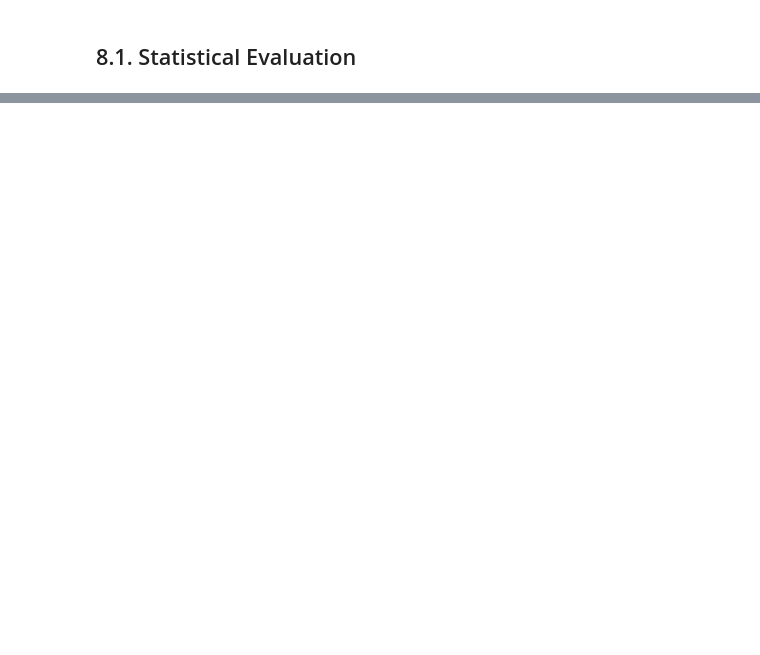
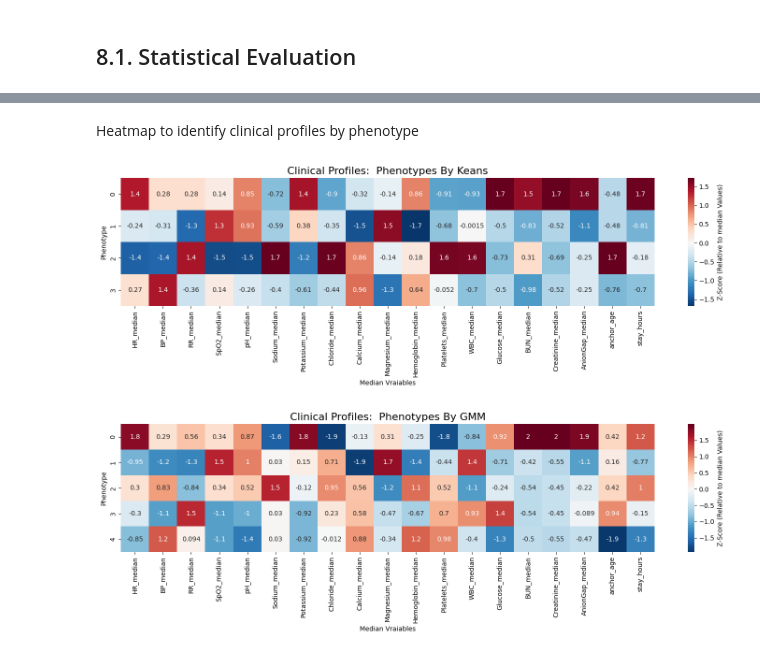
Before and after one commit to OnsHanafi/icu-acquity-phenotyping, a Jupyter notebook: ICUproject.ipynb, the cells around one changed output, grey strips where cells are left out. Cells and saved outputs as stored; diff of their text form; code cells hidden in the pictures; blank space fills up the shorter version.

```diff
--- a/ICUproject.ipynb
+++ b/ICUproject.ipynb
@@ -1402,0 +1456,39 @@ display(pd.DataFrame(evaluation_results).set_index("Clustering Model"))
+# %% [markdown]
+Heatmap to identify clinical profiles by phenotype
+# %%
+# By this heatmap we will have a first look on how the variables are distributed among the phenotype groups
+# we are plotting only meadian values for now
+median_features = [
+    'HR_median', 'BP_median', 'RR_median', 'SpO2_median',
+    'pH_median', 'Sodium_median', 'Potassium_median',
+    'Chloride_median', 'Calcium_median', 'Magnesium_median',
+    'Hemoglobin_median', 'Platelets_median', 'WBC_median',
+    'Glucose_median', 'BUN_median', 'Creatinine_median',
+    'AnionGap_median', 'anchor_age', 'stay_hours'
+]
+
+scaler = StandardScaler()
+
+def plot_phenotype_heatmap(df, label_col, title):
+    phenotype_medians = df.groupby(label_col)[median_features].median()
+    scaled_data = scaler.fit_transform(phenotype_medians)
+    scaled_df = pd.DataFrame(scaled_data, index=phenotype_medians.index, columns=phenotype_medians.columns)
+
+    # Plotting
+    #we'll use z-score (to show How high or low is this phenotype’s value compared to the average across all phenotypes)
+    # colors meanings: red=above average, blue=below avg, white=around
+    plt.figure(figsize=(15, 5))
+    sns.heatmap(scaled_df, annot=True, cmap='RdBu_r', center=0, cbar_kws={'label': 'Z-Score (Relative to median Values)'})
+    plt.title(f'Clinical Profiles: {title}', fontsize=16)
+    plt.ylabel('Phenotype')
+    plt.xlabel('Median Vraiables')
+    plt.tight_layout()
+    plt.show()
+
+# --- Heatmaps ---
+
+plot_phenotype_heatmap(df, 'phenotype_kmm', ' Phenotypes By Keans')
+plot_phenotype_heatmap(df, 'phenotype_gmm', ' Phenotypes By GMM')
+# %% [output]
+[figure, added]
+[figure, added]
```
Also changed, not shown: parts of 14 cells of this notebook.
